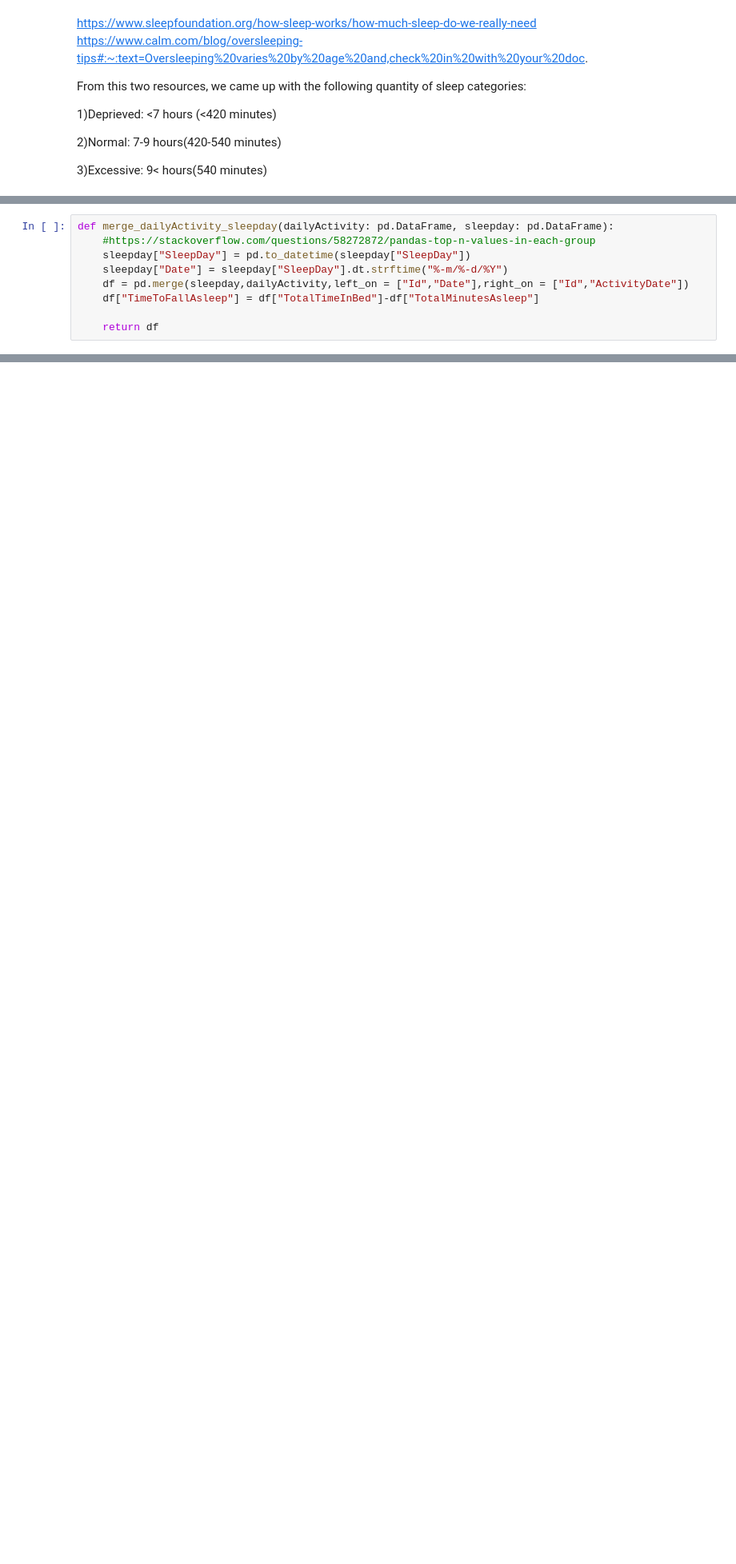
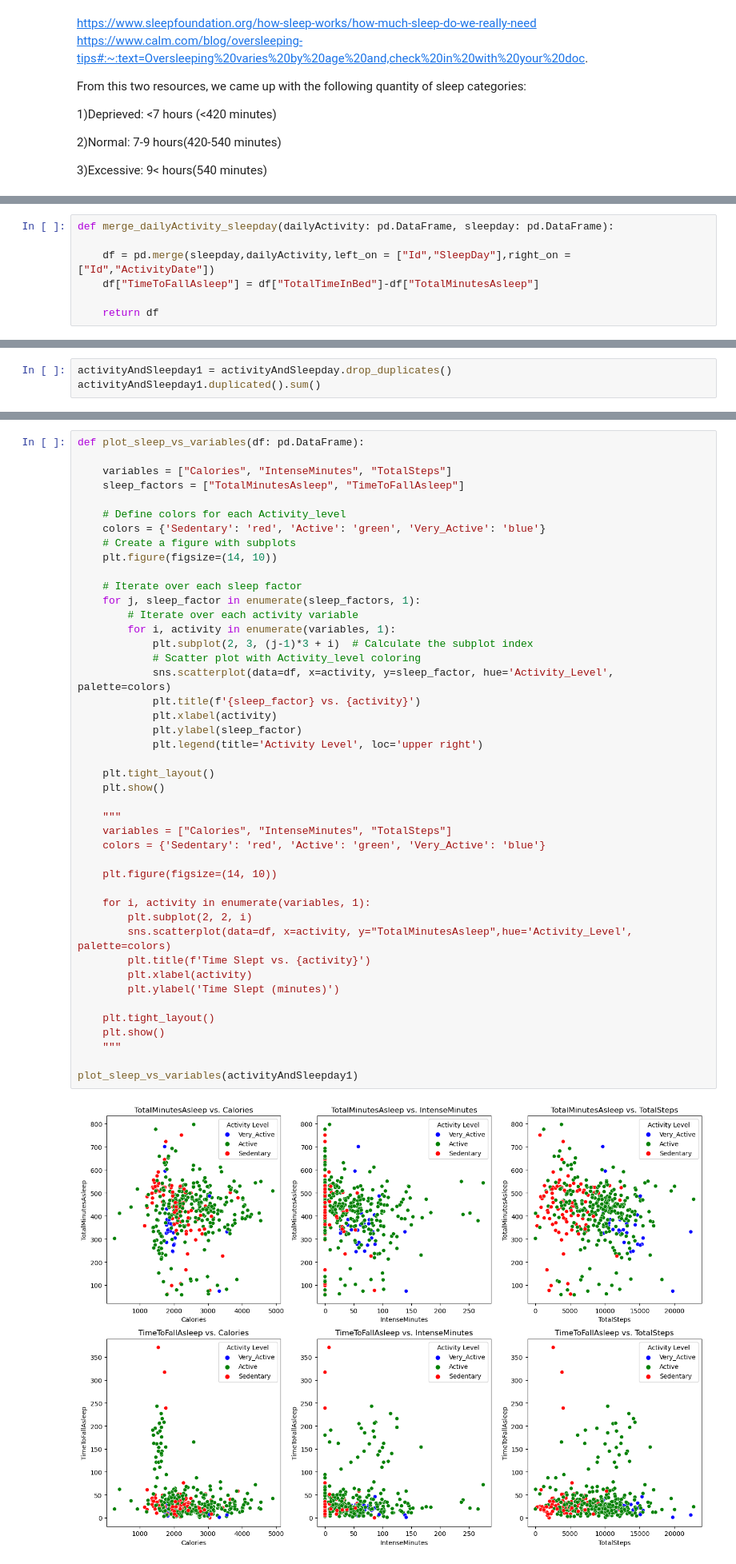
Before and after one commit to Hebbo23/Project-Big-Data---Group-22, a Jupyter notebook: final project code.ipynb, the cells around one changed output, grey strips where cells are left out. Shown at 80% size. Cells and saved outputs as stored; diff of their text form; blank space fills up the shorter version.

```diff
--- a/final project code.ipynb
+++ b/final project code.ipynb
@@ -754,9 +728,7 @@ iii) Analysis sleep day merged with daily activity
 # %%
 def merge_dailyActivity_sleepday(dailyActivity: pd.DataFrame, sleepday: pd.DataFrame):
-    #https://stackoverflow.com/questions/58272872/pandas-top-n-values-in-each-group
-    sleepday["SleepDay"] = pd.to_datetime(sleepday["SleepDay"])
-    sleepday["Date"] = sleepday["SleepDay"].dt.strftime("%-m/%-d/%Y")
-    df = pd.merge(sleepday,dailyActivity,left_on = ["Id","Date"],right_on = ["Id","ActivityDate"])
+
+    df = pd.merge(sleepday,dailyActivity,left_on = ["Id","SleepDay"],right_on = ["Id","ActivityDate"])
     df["TimeToFallAsleep"] = df["TotalTimeInBed"]-df["TotalMinutesAsleep"]
 
     return df
@@ -767,0 +781,3 @@ ValueError: You are trying to merge on object and datetime64[ns] columns. If you
+# %%
+activityAndSleepday1 = activityAndSleepday.drop_duplicates()
+activityAndSleepday1.duplicated().sum()
@@ -767,0 +812,46 @@ ValueError: You are trying to merge on object and datetime64[ns] columns. If you
+# %%
+def plot_sleep_vs_variables(df: pd.DataFrame):
+
+    variables = ["Calories", "IntenseMinutes", "TotalSteps"]
+    sleep_factors = ["TotalMinutesAsleep", "TimeToFallAsleep"]
+
+    # Define colors for each Activity_level
+    colors = {'Sedentary': 'red', 'Active': 'green', 'Very_Active': 'blue'}
+    # Create a figure with subplots
+    plt.figure(figsize=(14, 10))
+
+    # Iterate over each sleep factor
+    for j, sleep_factor in enumerate(sleep_factors, 1):
+        # Iterate over each activity variable
+        for i, activity in enumerate(variables, 1):
+            plt.subplot(2, 3, (j-1)*3 + i)  # Calculate the subplot index
+            # Scatter plot with Activity_level coloring
+            sns.scatterplot(data=df, x=activity, y=sleep_factor, hue='Activity_Level', palette=colors)
+            plt.title(f'{sleep_factor} vs. {activity}')
+            plt.xlabel(activity)
+            plt.ylabel(sleep_factor)
+            plt.legend(title='Activity Level', loc='upper right')
+
+    plt.tight_layout()
+    plt.show()
+
+    """
+    variables = ["Calories", "IntenseMinutes", "TotalSteps"]
+    colors = {'Sedentary': 'red', 'Active': 'green', 'Very_Active': 'blue'}
+
+    plt.figure(figsize=(14, 10))
+
+    for i, activity in enumerate(variables, 1):
+        plt.subplot(2, 2, i)
+        sns.scatterplot(data=df, x=activity, y="TotalMinutesAsleep",hue='Activity_Level', palette=colors)
+        plt.title(f'Time Slept vs. {activity}')
+        plt.xlabel(activity)
+        plt.ylabel('Time Slept (minutes)')
+
+    plt.tight_layout()
+    plt.show()
+    """
+
+plot_sleep_vs_variables(activityAndSleepday1)
+# %% [output]
+[figure, added]
```
Also changed, not shown: parts of 22 cells of this notebook.
